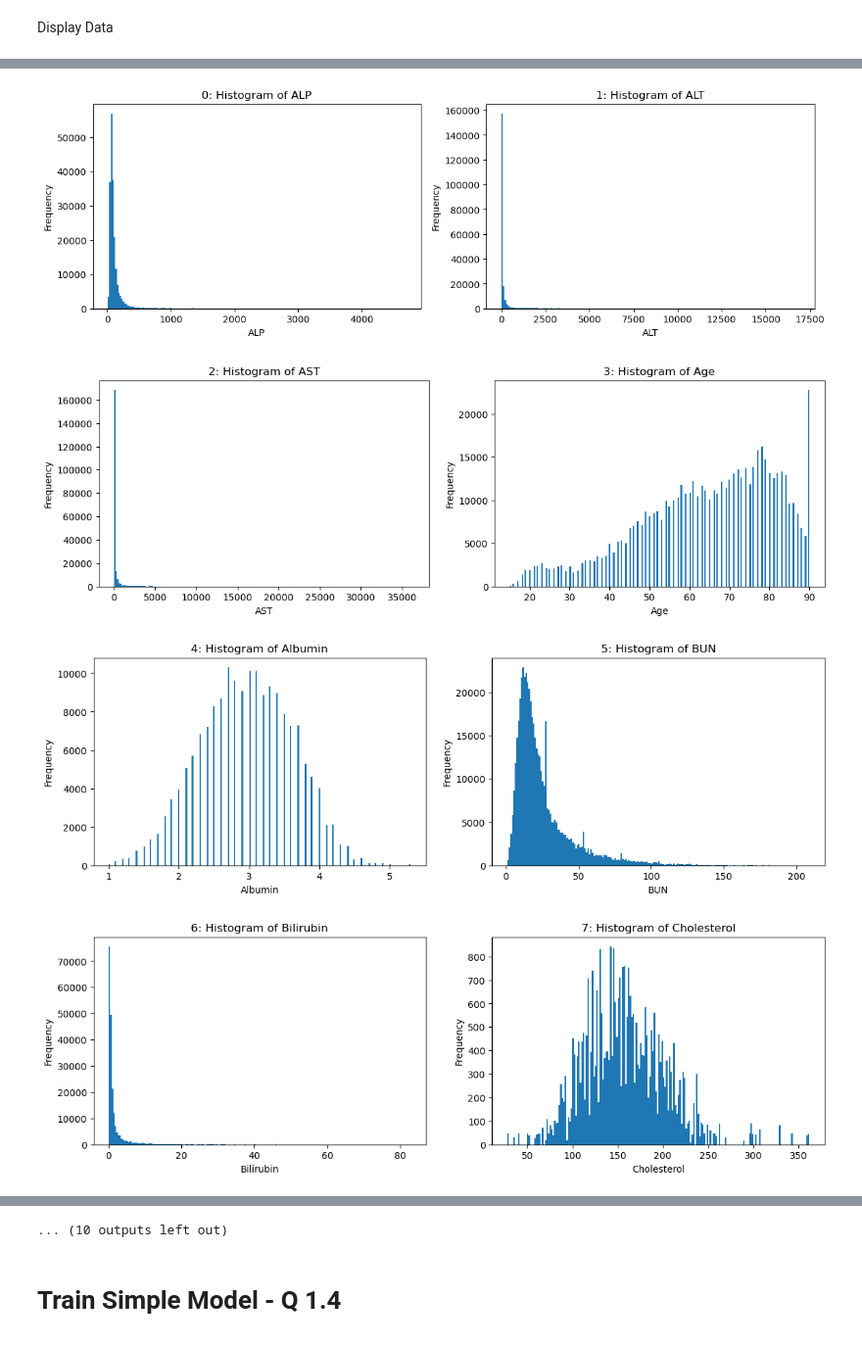
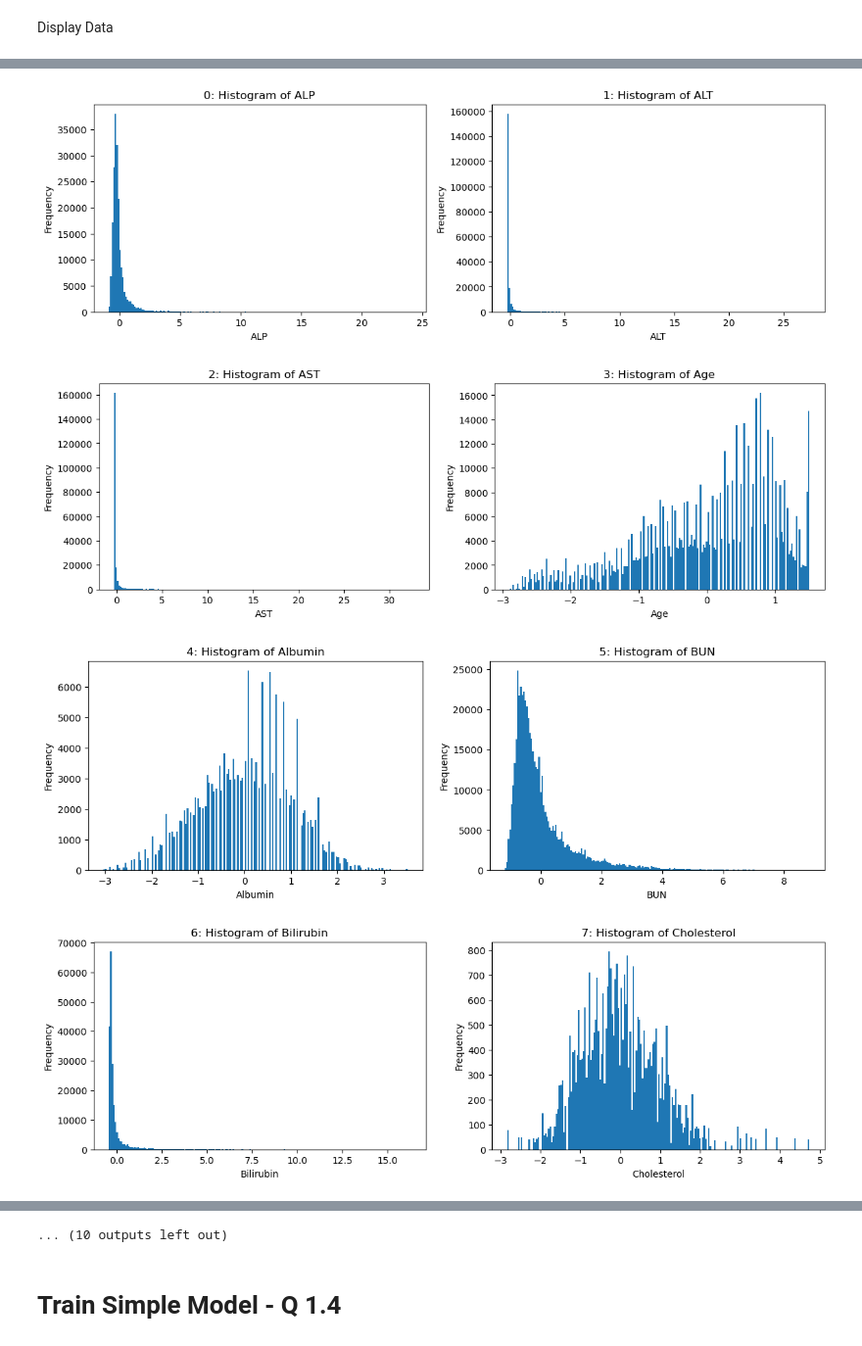
Before and after one commit to KarlDeck/ML4HC_P1, a Jupyter notebook: Project1.ipynb, the cells around one changed output, grey strips where cells are left out. Shown at 98% size. Drawn from its saved outputs; the diff is of its cells as text; code cells hidden in the pictures.

```diff
--- a/Project1.ipynb
+++ b/Project1.ipynb
@@ -352,7 +350,7 @@ df.head()
 # %%
-plot_histograms(bins_general, "cleaned")
+plot_histograms(bins_general, "scaled")
 # %% [output]
-[figure, old version]
+[figure, new version]
-[figure, old version]
+[figure, new version]
-[figure, old version]
+[figure, new version]
-[figure, old version]
+[figure, new version]
```
Also changed, not shown: parts of 3 cells of this notebook.
